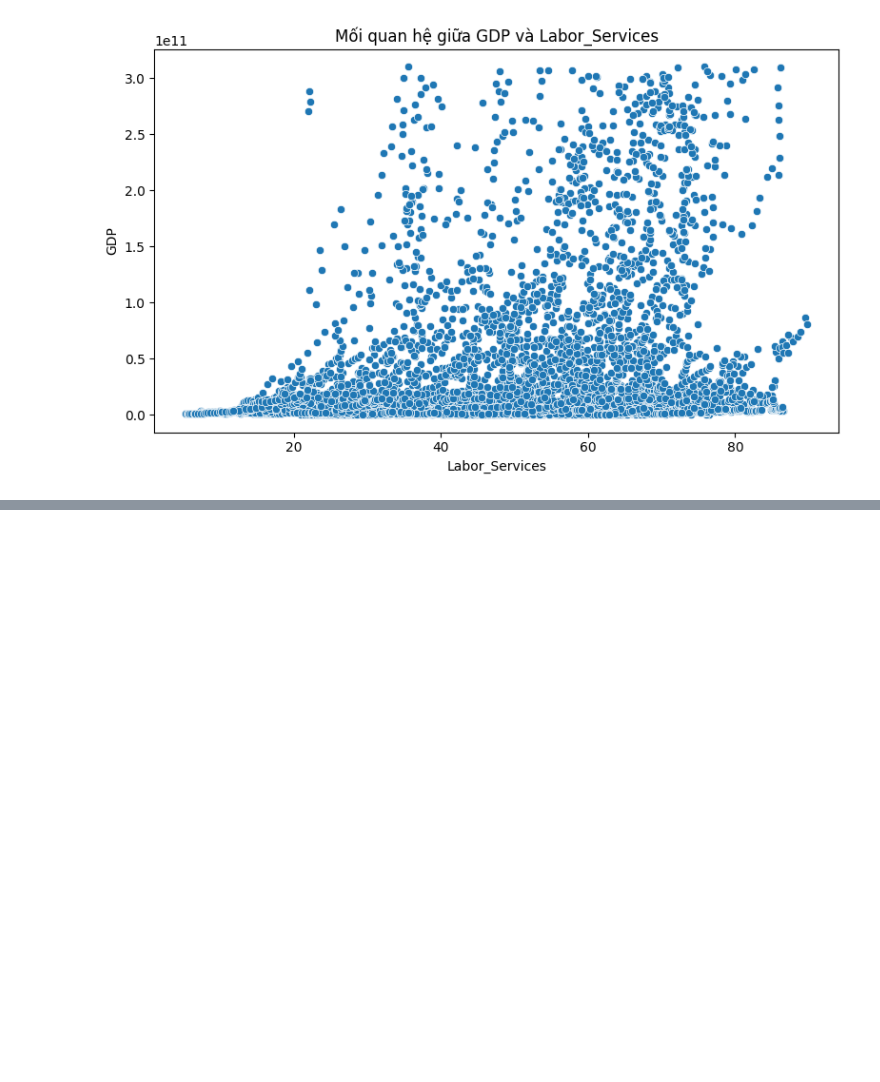
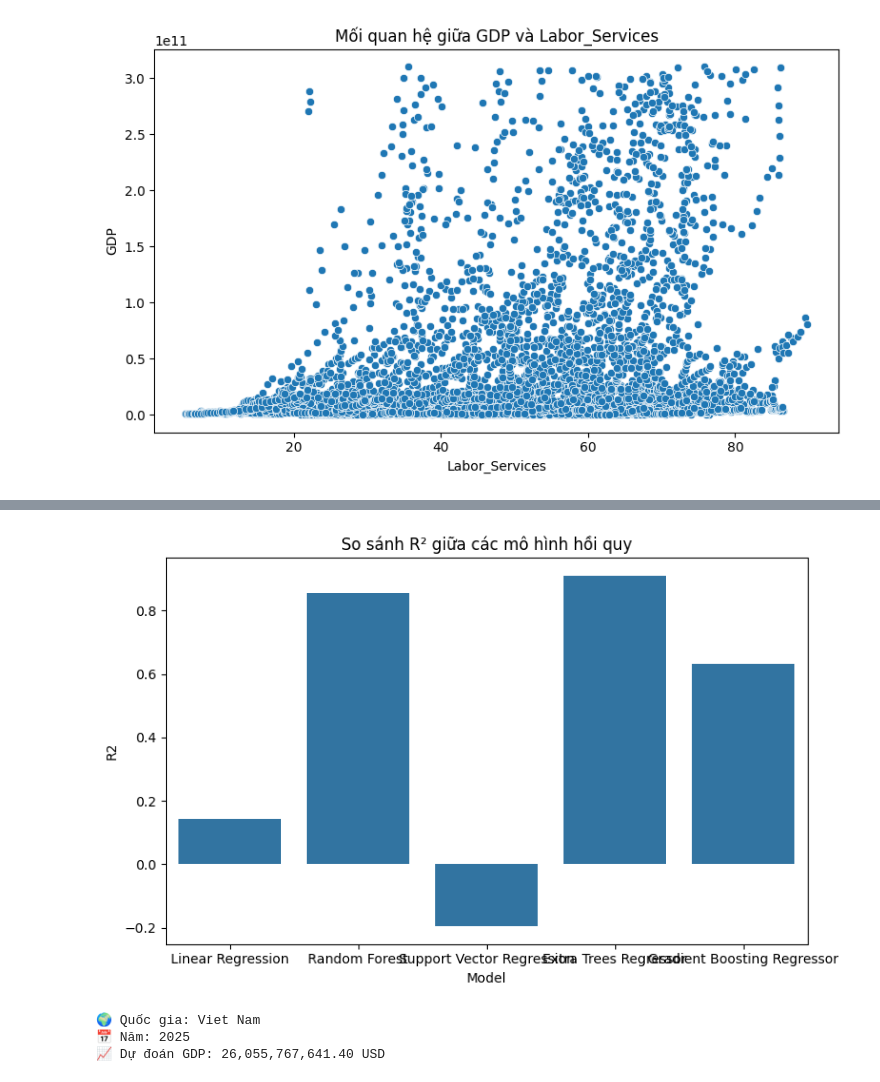
Before and after one commit to quan0111/machine-learning, a Jupyter notebook: notebook/preprocessing.ipynb, the cells around one changed output, grey strips where cells are left out. Saved outputs shown, nothing was run; the diff lists cells and outputs as text; code cells hidden in the pictures; blank space fills up the shorter version.

Commit message:
huấn luyện mô hình

```diff
--- a/notebook/preprocessing.ipynb
+++ b/notebook/preprocessing.ipynb
@@ -155,0 +231,7 @@ def evaluate_model(name, model, y_test, y_pred):
+# %%
+lr = LinearRegression()
+lr.fit(X_train, y_train)
+y_pred_lr = lr.predict(X_test)
+results_lr = evaluate_model("Linear Regression", lr, y_test, y_pred_lr)
+model_path = r"..\output\model\linear_regression_model.joblib"
+joblib.dump(lr, model_path)
@@ -155,0 +242,7 @@ def evaluate_model(name, model, y_test, y_pred):
+# %%
+rf = RandomForestRegressor(n_estimators=100, random_state=42)
+rf.fit(X_train, y_train)
+y_pred_rf = rf.predict(X_test)
+results_rf = evaluate_model("Random Forest", rf, y_test, y_pred_rf)
+model_path = r"..\output\model\random_forest_model.joblib"
+joblib.dump(rf, model_path)
@@ -155,0 +253,7 @@ def evaluate_model(name, model, y_test, y_pred):
+# %%
+svr = SVR(kernel='rbf')
+svr.fit(X_train, y_train)
+y_pred_svr = svr.predict(X_test)
+results_svr = evaluate_model("Support Vector Regression", svr, y_test, y_pred_svr)
+model_path = r"..\output\model\svr_model.joblib"
+joblib.dump(svr, model_path)
@@ -155,0 +264,3 @@ def evaluate_model(name, model, y_test, y_pred):
+# %%
+results = pd.DataFrame([results_lr, results_rf, results_svr,results_tr,results_gb])
+print("\n📈 So sánh mô hình:\n", results)
@@ -155,0 +275,49 @@ def evaluate_model(name, model, y_test, y_pred):
+# %%
+plt.figure(figsize=(8,5))
+sns.barplot(data=results, x="Model", y="R2")
+plt.title("So sánh R² giữa các mô hình hồi quy")
+plt.tight_layout()
+plt.savefig(os.path.join(output_path, "model_comparison.png"))
+plt.show()
+plt.close()
+# %% [output]
+[figure, added]
+# %%
+
+
+model = joblib.load(r"..\output\model\extra_trees_model.joblib")
+
+
+country = input("Nhập tên quốc gia: ")
+year = int(input("Năm: "))
+agri = float(input("Lao động nông nghiệp (%): "))
+ind = float(input("Lao động công nghiệp (%): "))
+serv = float(input("Lao động dịch vụ (%): "))
+unemp = float(input("Tỷ lệ thất nghiệp (%): "))
+
+country_code = le.transform([country])[0]
+
+# Tạo DataFrame
+new_data = pd.DataFrame({
+    'Country_Code': [country_code],
+    'Year': [year],
+    'Labor_Agriculture': [agri],
+    'Labor_Industry': [ind],
+    'Labor_Services': [serv],
+    'Unemployment_Rate': [unemp]
+})
+
+# Chuẩn hóa các cột liên tục
+cols_to_scale = ['Year', 'Labor_Agriculture', 'Labor_Industry', 'Labor_Services', 'Unemployment_Rate']
+new_scaled = new_data.copy()
+new_scaled[cols_to_scale] = scaler.transform(new_data[cols_to_scale])
+
+# Dự đoán GDP
+pred = model.predict(new_scaled)[0]
+print(f"\n🌍 Quốc gia: {country}")
+print(f"📅 Năm: {year}")
+print(f"📈 Dự đoán GDP: {pred:,.2f} USD")
+# %% [output]
+🌍 Quốc gia: Viet Nam
+📅 Năm: 2025
+📈 Dự đoán GDP: 26,055,767,641.40 USD
```
Also changed, not shown: parts of 16 cells of this notebook, 13 other files.
